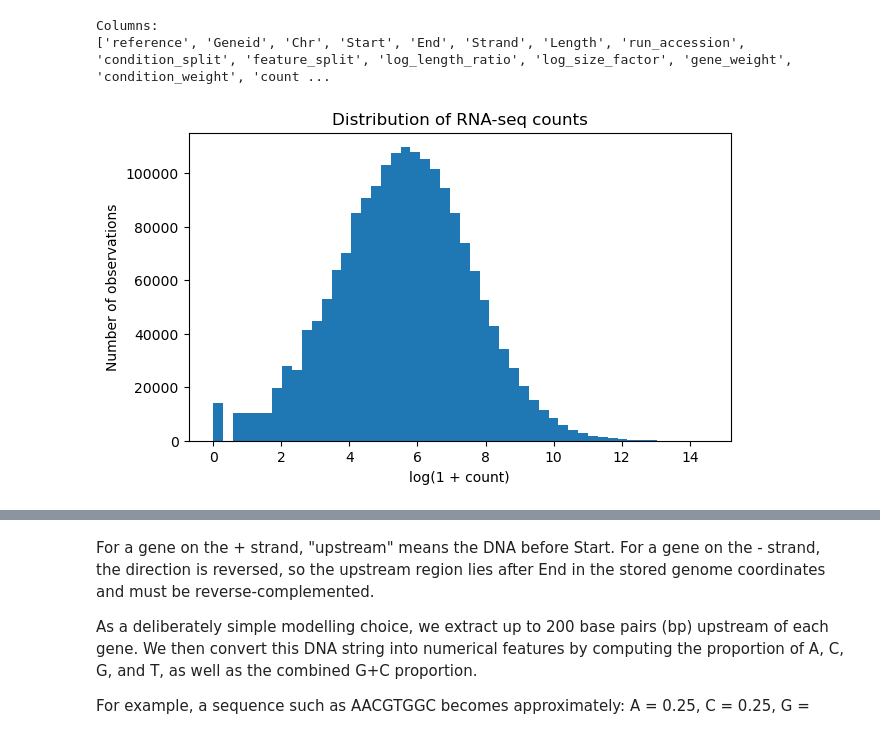
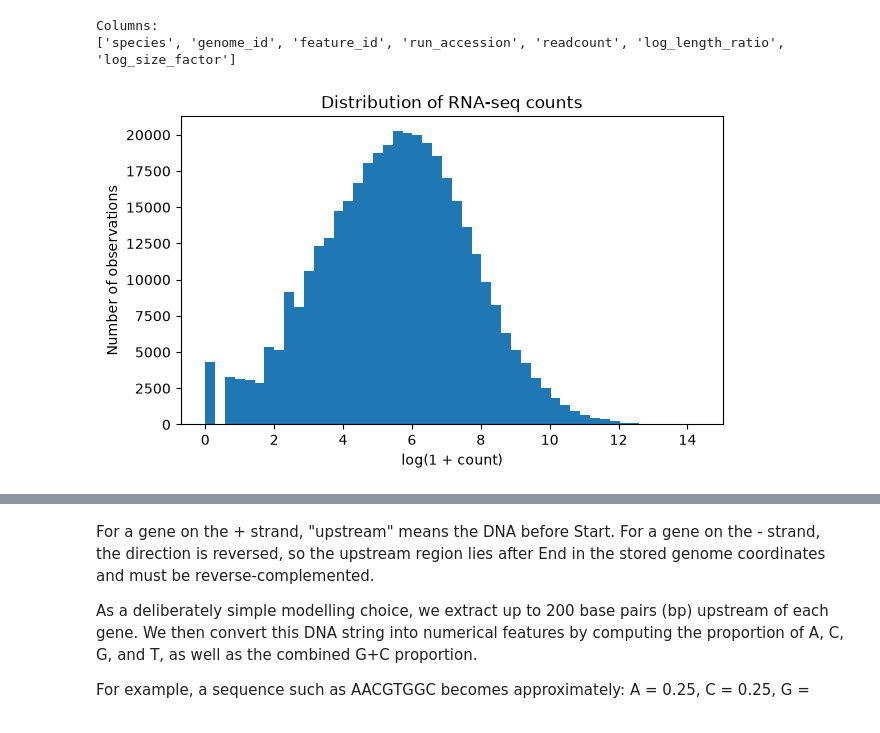
Before and after one commit to EricCalvoGarcia/codabench_virtual_bacteria, a Jupyter notebook: gene_expression_getting_started.ipynb, the cells around one changed output, grey strips where cells are left out. Cells and saved outputs as stored; diff of their text form; code cells hidden in the pictures.

Commit message:
DOC read the benchopt prepare parquet files in the getting-started notebook

```diff
--- a/gene_expression_getting_started.ipynb
+++ b/gene_expression_getting_started.ipynb
@@ -67,5 +79,8 @@ We start by loading the provided training and test tables. Both contain one row
 # %%
 %matplotlib inline
+
+import os
+from pathlib import Path
 
 import numpy as np
 import pandas as pd
@@ -73,11 +88,29 @@ import matplotlib.pyplot as plt
 
 pd.set_option("display.max_columns", None)
 
-train_all = pd.read_csv("train_data.tsv", sep="\t")
-test_all = pd.read_csv("test_data.tsv", sep="\t")
+MODE = "debug"  # or "train" for all the public data
+DATA_HOME = Path(os.environ.get("BENCHOPT_DATA_HOME", "benchmark/data"))
+ROOT = DATA_HOME / "bacteria" / MODE
+REGIONS = ["A", "B", "C", "D"]
 
-print("Train shape:", train_all.shape)
-print("Test shape:", test_all.shape)
+ECOLI_GENOME = "GCF_000005845.2"
+ecoli = [("genome_id", "==", ECOLI_GENOME)]
 
-train_all.head()
+train = pd.read_parquet(ROOT / "train.parquet", filters=ecoli)
+train = train.sample(n=min(len(train), 500_000), random_state=0)
+train = train.reset_index(drop=True)
+
+# One frame for the four eval regions, tagged by a `region` column.
+test = pd.concat(
+    [pd.read_parquet(ROOT / f"{region}.parquet", filters=ecoli)
+     .assign(region=region) for region in REGIONS],
+    ignore_index=True,
+)
+
+print("Train shape:", train.shape)
+print("Test shape:", test.shape)
+print("Training genes:", train["feature_id"].nunique())
+print("Training runs:", train["run_accession"].nunique())
+
+train.head()
 # %% [output]
@@ -92,15 +127,14 @@ Test shape: (18708, 15)
 # %%
 print("Columns:")
-print(train_all.columns.tolist())
-# would "remove" 'condition_split', 'feature_split', 'gene_weight', 'condition_weight'
+print(train.columns.tolist())
 
 plt.figure(figsize=(7, 4))
-plt.hist(np.log1p(train_all["counts"]), bins=50)
+plt.hist(np.log1p(train["readcount"]), bins=50)
 plt.xlabel("log(1 + count)")
 plt.ylabel("Number of observations")
 plt.title("Distribution of RNA-seq counts")
 plt.show()
 # %% [output]
 Columns:
-['reference', 'Geneid', 'Chr', 'Start', 'End', 'Strand', 'Length', 'run_accession', 'condition_split', 'feature_split', 'log_length_ratio', 'log_size_factor', 'gene_weight', 'condition_weight', 'count ...
+['species', 'genome_id', 'feature_id', 'run_accession', 'readcount', 'log_length_ratio', 'log_size_factor']
-[figure, old version]
+[figure, new version]
```
Also changed, not shown: parts of 23 cells of this notebook.
